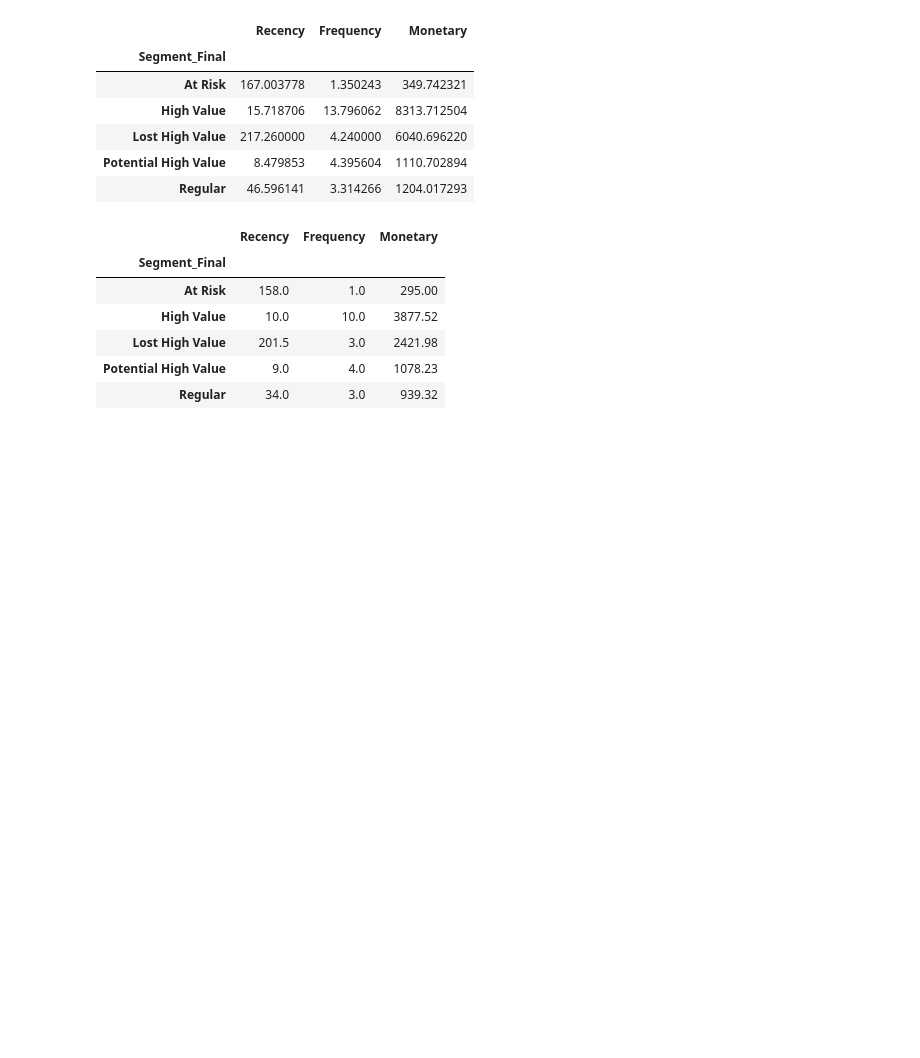
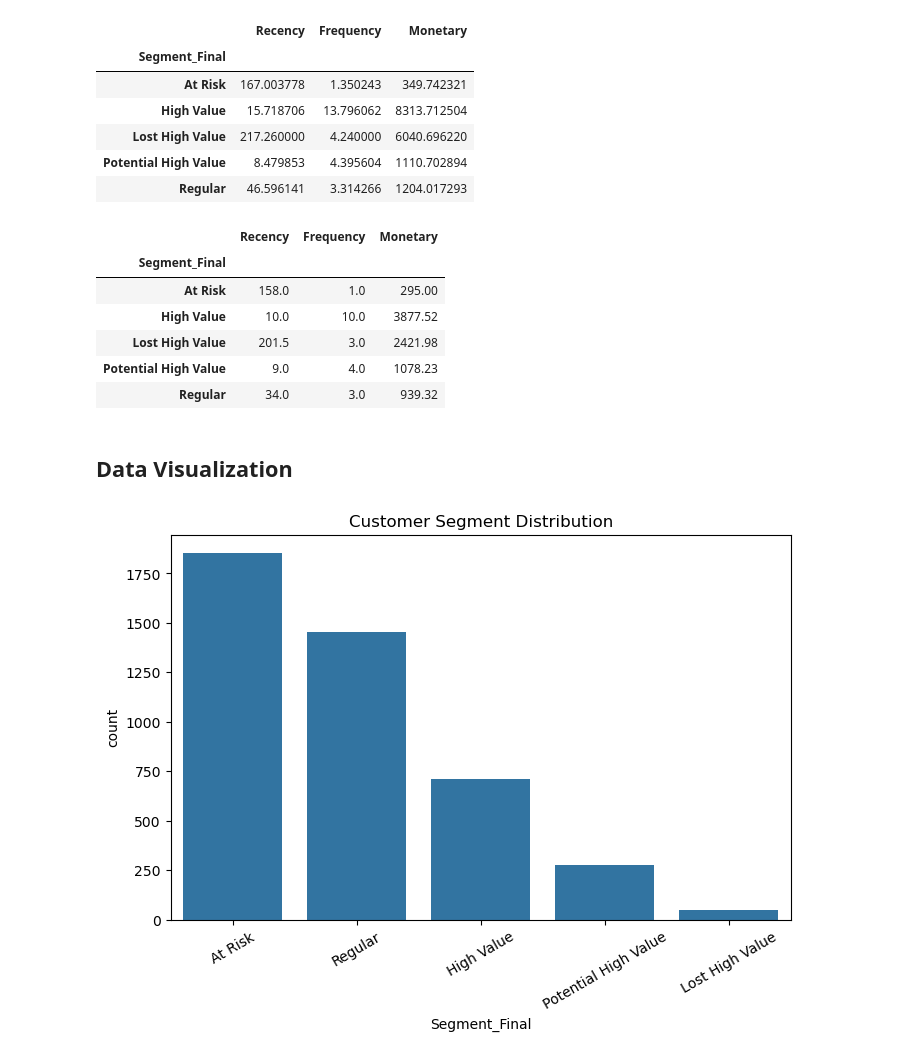
Before and after one commit to Arkoprovo08/Customer-Segmentation-using-RFM-Analysis, a Jupyter notebook: Customer_Segmentation.ipynb, the cells around one changed output. Saved outputs shown, nothing was run; the diff lists cells and outputs as text; code cells hidden in the pictures; blank space fills up the shorter version.

```diff
--- a/Customer_Segmentation.ipynb
+++ b/Customer_Segmentation.ipynb
@@ -739,3 +739,13 @@ rfm.groupby('Segment_Final')[['Recency','Frequency','Monetary']].median()
 | Lost High Value | 201.5 | 3.0 | 2421.98 |
 | Potential High Value | 9.0 | 4.0 | 1078.23 |
 | Regular | 34.0 | 3.0 | 939.32 |
+# %% [markdown]
+## Data Visualization
+# %%
+plt.figure(figsize=(8,5))
+sns.countplot(data=rfm, x='Segment_Final', order=rfm['Segment_Final'].value_counts().index)
+plt.title("Customer Segment Distribution")
+plt.xticks(rotation=30)
+plt.show()
+# %% [output]
+[figure, added]
```
Also changed, not shown: parts of 9 cells of this notebook.
